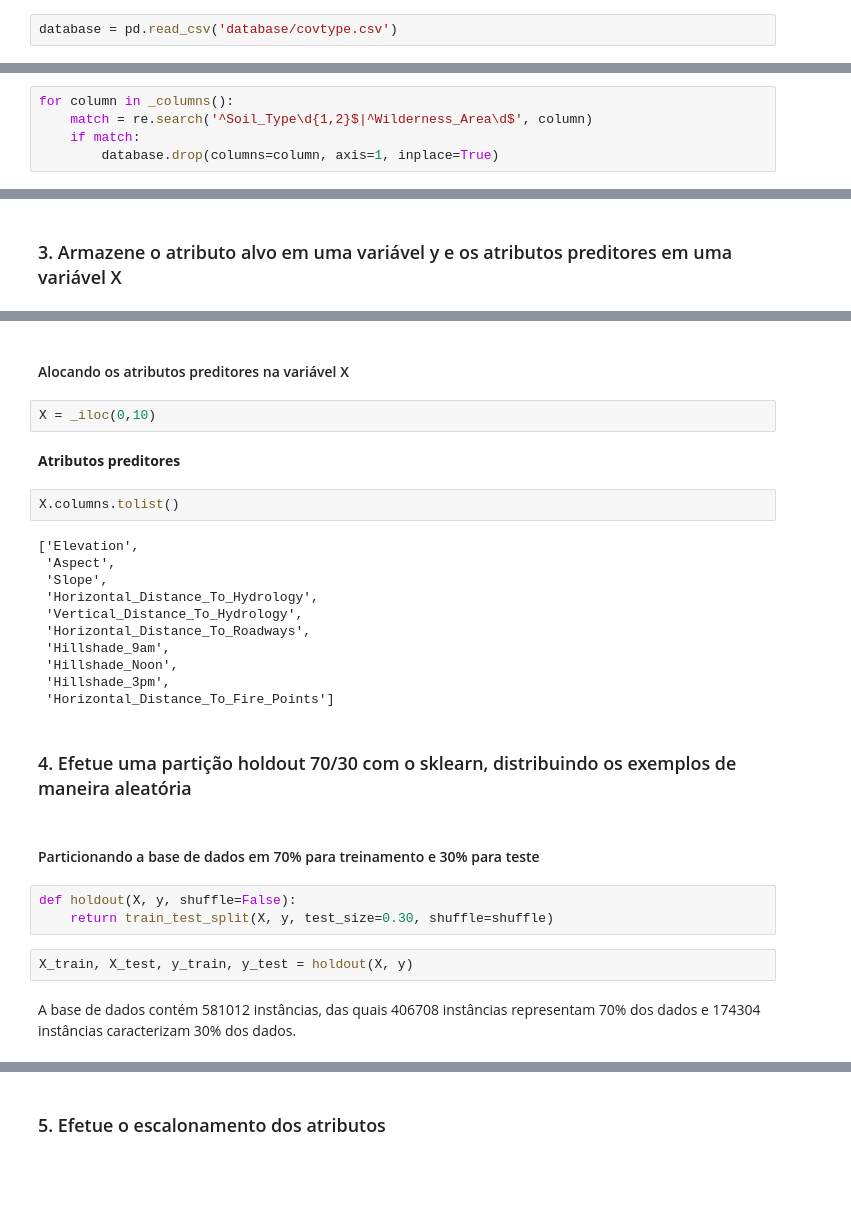
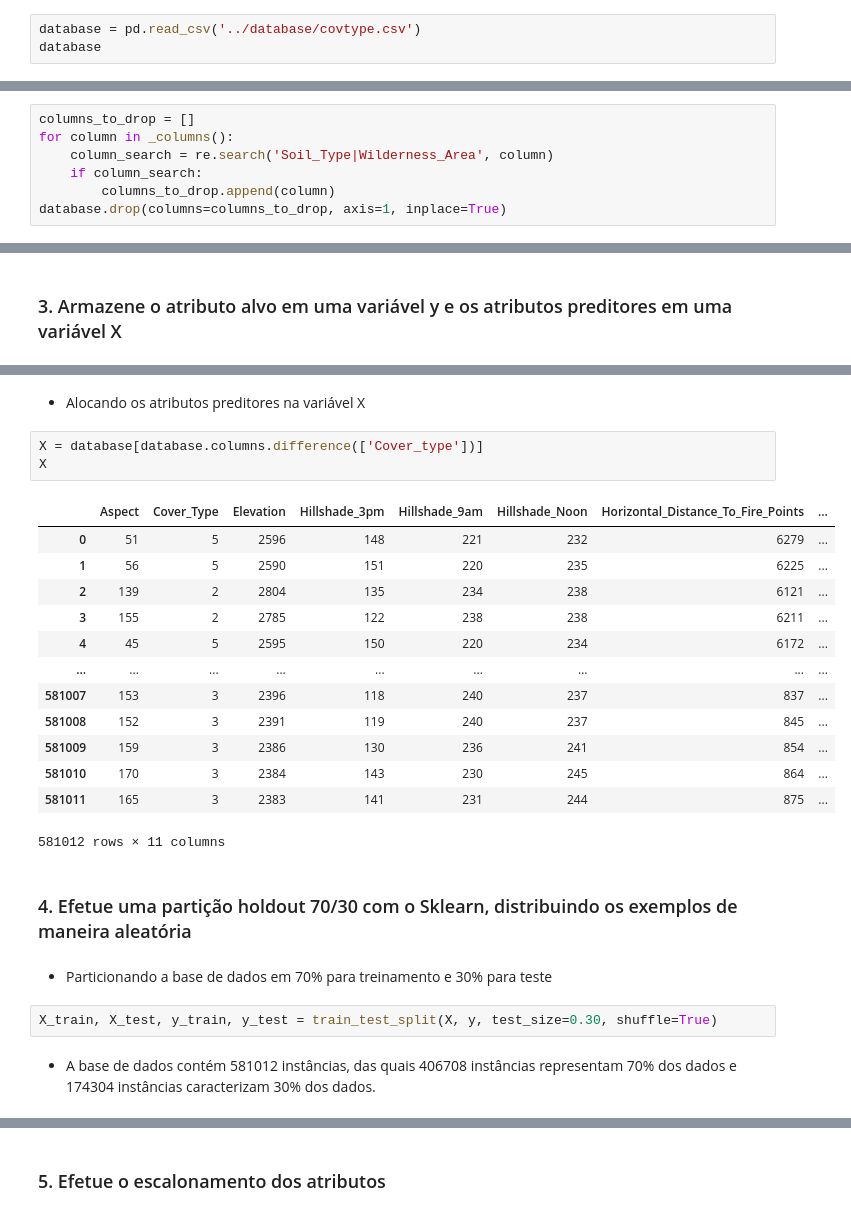
Before and after one commit to elloa-uea/projeto-pratico-3-rna-pp3-team-hard, a Jupyter notebook: notebooks/PP3.3 - Proposição e Avaliação de RNAs.ipynb, the cells around one changed output, grey strips where cells are left out. Drawn from its saved outputs; the diff is of its cells as text; blank space fills up the shorter version.

```diff
--- a/notebooks/PP3.3 - Proposição e Avaliação de RNAs.ipynb
+++ b/notebooks/PP3.3 - Proposição e Avaliação de RNAs.ipynb
@@ -91,4 +92,5 @@ def _iloc(start_col, end_col):
 # %% [markdown]
 #### Leitura da base de dados
 # %%
-database = pd.read_csv('database/covtype.csv')
+database = pd.read_csv('../database/covtype.csv')
+database
@@ -106,6 +136,8 @@ Os nomes das colunas que representam valores categóricos possuem como substring
 # %%
+columns_to_drop = []
 for column in _columns():
-    match = re.search('^Soil_Type\d{1,2}$|^Wilderness_Area\d$', column)
-    if match:
-        database.drop(columns=column, axis=1, inplace=True)
+    column_search = re.search('Soil_Type|Wilderness_Area', column)
+    if column_search:
+        columns_to_drop.append(column)
+database.drop(columns=columns_to_drop, axis=1, inplace=True)
 # %% [markdown]
@@ -130,30 +173,27 @@ list (y.columns)
 # %% [markdown]
-#### Alocando os atributos preditores na variável X
+- Alocando os atributos preditores na variável X
-# %%
-X = _iloc(0,10)
-# %% [markdown]
-**Atributos preditores**
-# %%
-X.columns.tolist()
-# %% [output]
-['Elevation',
- 'Aspect',
- 'Slope',
- 'Horizontal_Distance_To_Hydrology',
- 'Vertical_Distance_To_Hydrology',
- 'Horizontal_Distance_To_Roadways',
- 'Hillshade_9am',
- 'Hillshade_Noon',
- 'Hillshade_3pm',
- 'Horizontal_Distance_To_Fire_Points']
+# %%
+X = database[database.columns.difference(['Cover_type'])]
+X
+# %% [output]
+|  | Aspect | Cover_Type | Elevation | Hillshade_3pm | Hillshade_9am | Hillshade_Noon | Horizontal_Distance_To_Fire_Points | ... |
+| 0 | 51 | 5 | 2596 | 148 | 221 | 232 | 6279 | ... |
+| 1 | 56 | 5 | 2590 | 151 | 220 | 235 | 6225 | ... |
+| 2 | 139 | 2 | 2804 | 135 | 234 | 238 | 6121 | ... |
+| 3 | 155 | 2 | 2785 | 122 | 238 | 238 | 6211 | ... |
+| 4 | 45 | 5 | 2595 | 150 | 220 | 234 | 6172 | ... |
+| ... | ... | ... | ... | ... | ... | ... | ... | ... |
+| 581007 | 153 | 3 | 2396 | 118 | 240 | 237 | 837 | ... |
+| 581008 | 152 | 3 | 2391 | 119 | 240 | 237 | 845 | ... |
+| 581009 | 159 | 3 | 2386 | 130 | 236 | 241 | 854 | ... |
+| 581010 | 170 | 3 | 2384 | 143 | 230 | 245 | 864 | ... |
+| 581011 | 165 | 3 | 2383 | 141 | 231 | 244 | 875 | ... |
+581012 rows × 11 columns
 # %% [markdown]
-### 4. Efetue uma partição holdout 70/30 com o sklearn, distribuindo os exemplos de maneira aleatória
+### 4. Efetue uma partição holdout 70/30 com o Sklearn, distribuindo os exemplos de maneira aleatória
 # %% [markdown]
-#### Particionando a base de dados em 70% para treinamento e 30% para teste
+- Particionando a base de dados em 70% para treinamento e 30% para teste
 # %%
-def holdout(X, y, shuffle=False):
-    return train_test_split(X, y, test_size=0.30, shuffle=shuffle)
+X_train, X_test, y_train, y_test = train_test_split(X, y, test_size=0.30, shuffle=True)
-# %%
-X_train, X_test, y_train, y_test = holdout(X, y)
 # %% [markdown]
-A base de dados contém 581012 instâncias, das quais 406708 instâncias representam 70% dos dados e 174304 instâncias caracterizam 30% dos dados.
+- A base de dados contém 581012 instâncias, das quais 406708 instâncias representam 70% dos dados e 174304 instâncias caracterizam 30% dos dados.
```
Also changed, not shown: parts of 21 cells of this notebook.
